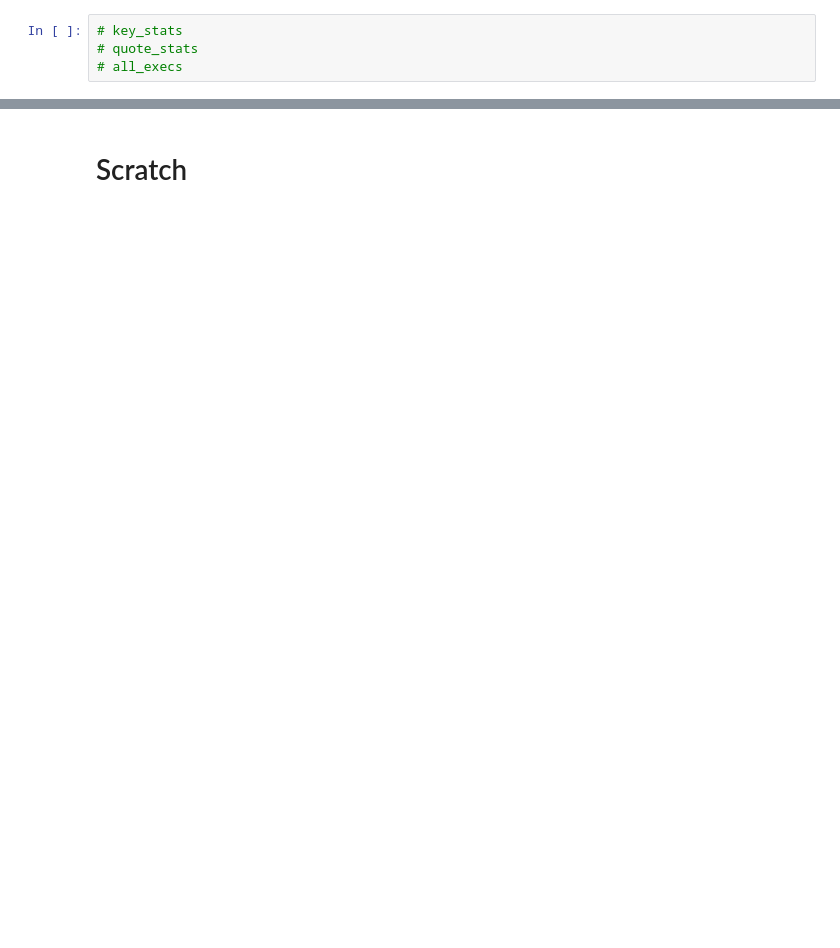
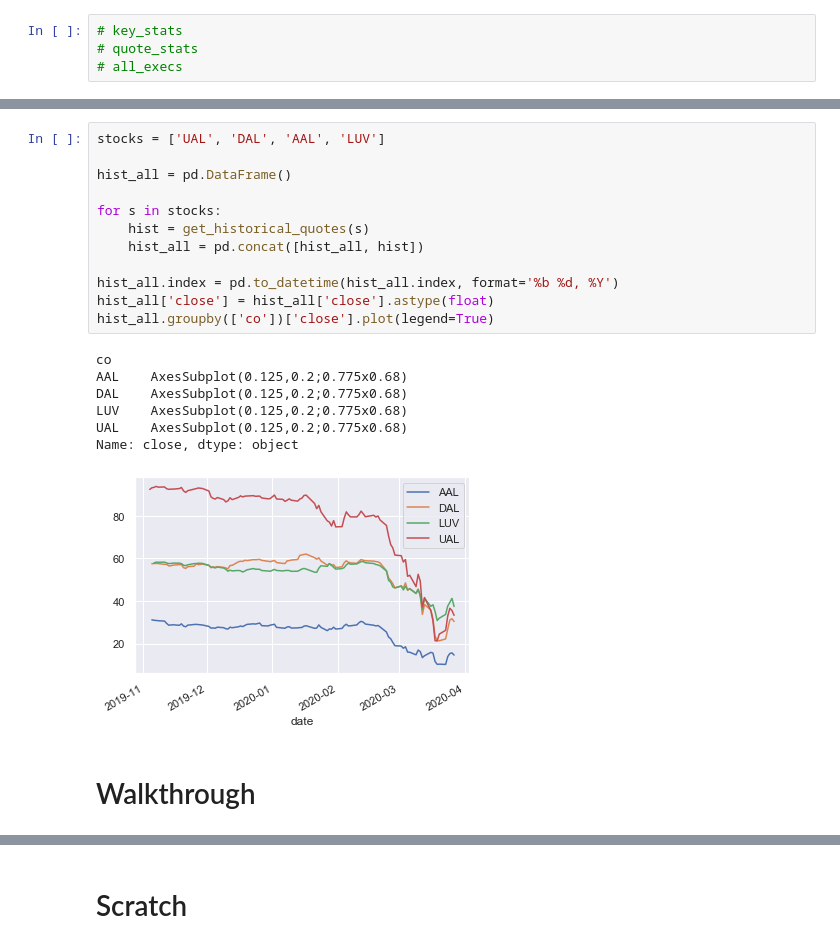
Before and after one commit to paulzuradzki/webscraping-stocks, a Jupyter notebook: fin-data.ipynb, the cells around one changed output, grey strips where cells are left out. Drawn from its saved outputs; the diff is of its cells as text; blank space fills up the shorter version.

```diff
--- a/fin-data.ipynb
+++ b/fin-data.ipynb
@@ -189,0 +205,22 @@ hist
+# %%
+stocks = ['UAL', 'DAL', 'AAL', 'LUV']
+
+hist_all = pd.DataFrame()
+
+for s in stocks:
+    hist = get_historical_quotes(s)
+    hist_all = pd.concat([hist_all, hist])
+
+hist_all.index = pd.to_datetime(hist_all.index, format='%b %d, %Y')
+hist_all['close'] = hist_all['close'].astype(float)
+hist_all.groupby(['co'])['close'].plot(legend=True)
+# %% [output]
+co
+AAL    AxesSubplot(0.125,0.2;0.775x0.68)
+DAL    AxesSubplot(0.125,0.2;0.775x0.68)
+LUV    AxesSubplot(0.125,0.2;0.775x0.68)
+UAL    AxesSubplot(0.125,0.2;0.775x0.68)
+Name: close, dtype: object
+[figure, added]
+# %% [markdown]
+# Walkthrough
```
Also changed, not shown: parts of 14 cells of this notebook, 1 other file.
